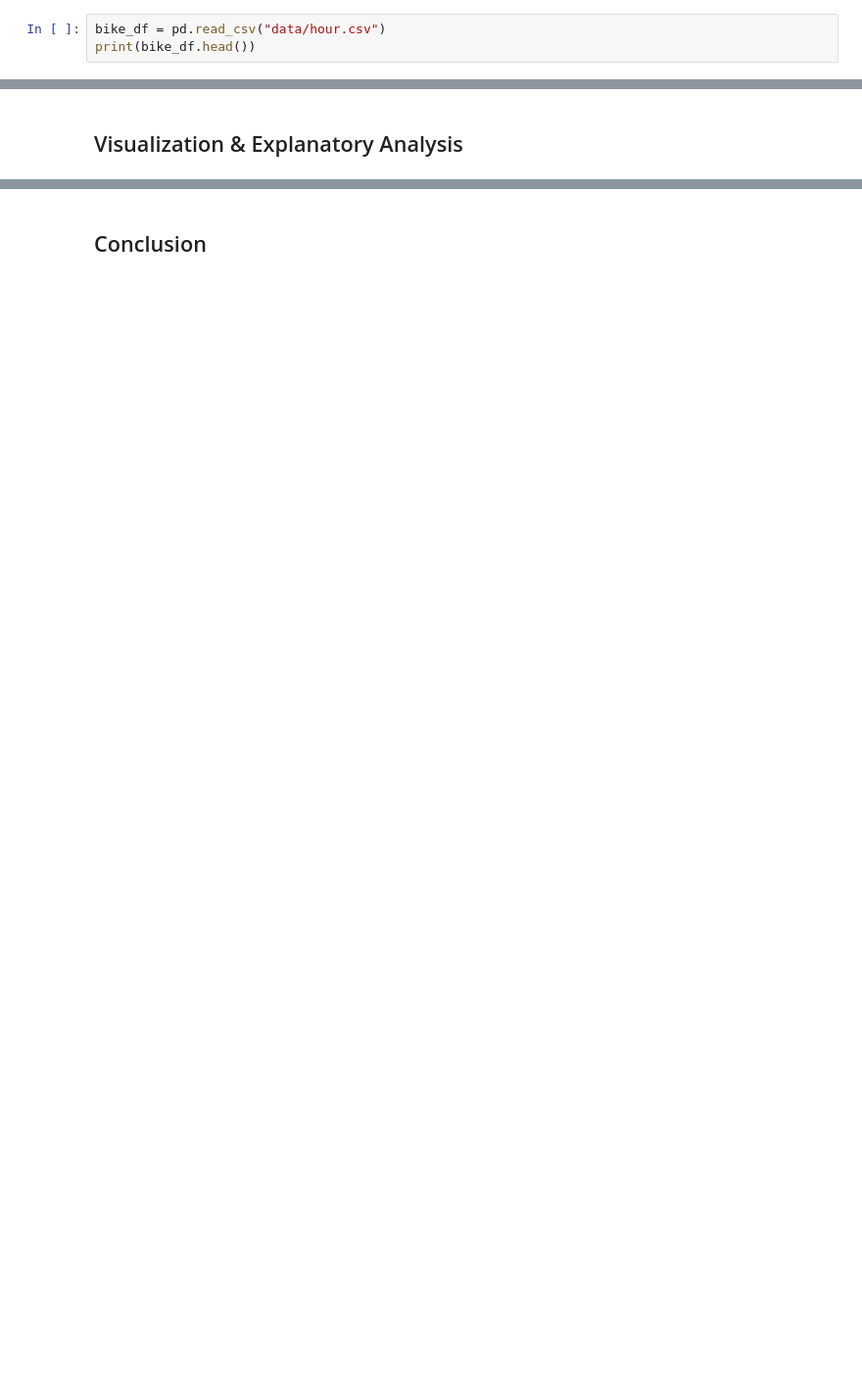
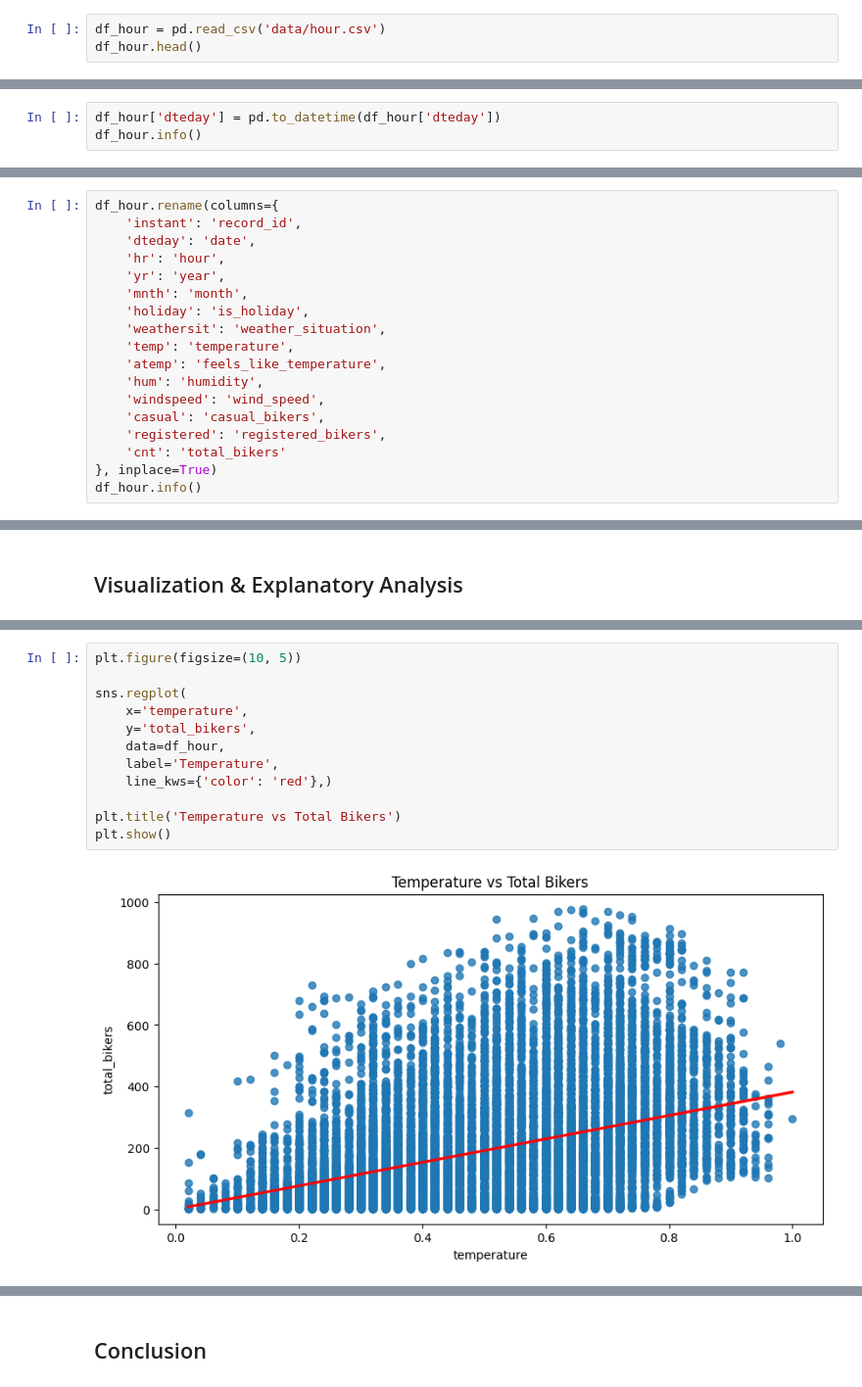
Before and after one commit to Afadfath03/Dicoding_DA, a Jupyter notebook: notebook.ipynb, the cells around one changed output, grey strips where cells are left out. Shown: that part at 98% size. Saved outputs shown, nothing was run; the diff lists cells and outputs as text; blank space fills up the shorter version.

```diff
--- a/notebook.ipynb
+++ b/notebook.ipynb
@@ -24,6 +21,6 @@ import seaborn as sns
 # %% [markdown]
 ### Gathering Data
 # %%
-bike_df = pd.read_csv("data/hour.csv")
-print(bike_df.head())
+df_hour = pd.read_csv('data/hour.csv')
+df_hour.head()
 # %% [output]
@@ -101,0 +100,3 @@ Index(['instant', 'dateday', 'season', 'year', 'month', 'hour', 'holiday',
+# %%
+df_hour['dteday'] = pd.to_datetime(df_hour['dteday'])
+df_hour.info()
@@ -124,0 +123,18 @@ None
+# %%
+df_hour.rename(columns={
+    'instant': 'record_id',
+    'dteday': 'date',
+    'hr': 'hour',
+    'yr': 'year',
+    'mnth': 'month',
+    'holiday': 'is_holiday',
+    'weathersit': 'weather_situation',
+    'temp': 'temperature',
+    'atemp': 'feels_like_temperature',
+    'hum': 'humidity',
+    'windspeed': 'wind_speed',
+    'casual': 'casual_bikers',
+    'registered': 'registered_bikers',
+    'cnt': 'total_bikers'
+}, inplace=True)
+df_hour.info()
@@ -414,0 +210,14 @@ Dari hasil pengelompokan/clustering, terbagi 4 cluster yaitu:
+# %%
+plt.figure(figsize=(10, 5))
+
+sns.regplot(
+    x='temperature',
+    y='total_bikers',
+    data=df_hour,
+    label='Temperature',
+    line_kws={'color': 'red'},)
+
+plt.title('Temperature vs Total Bikers')
+plt.show()
+# %% [output]
+[figure, added]
```
Also changed, not shown: parts of 106 cells of this notebook, 4 other files.
